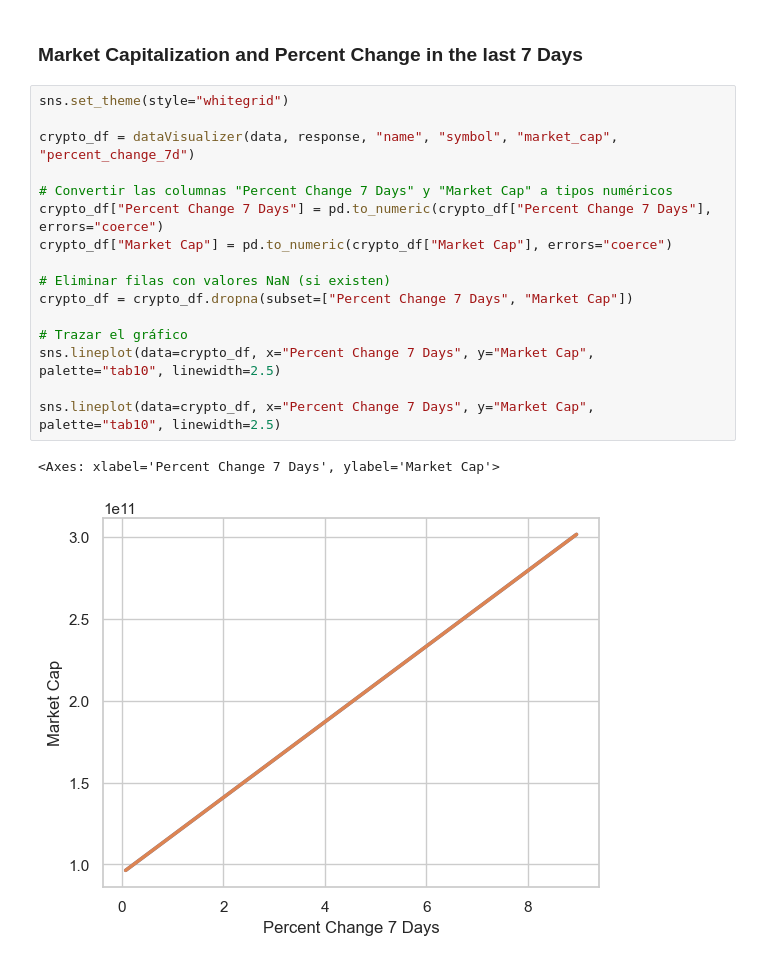
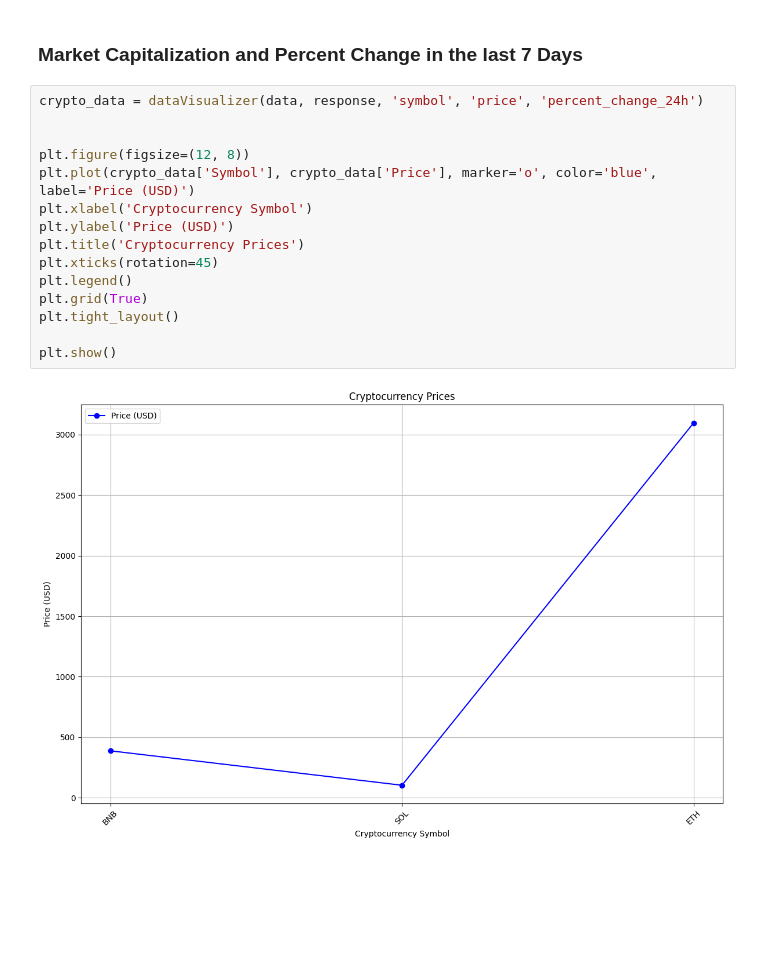
Before and after one commit to xavierpna/CMC_Analizer, a Jupyter notebook: CMC_Analizer/research.ipynb, the cells around one changed output. Saved outputs shown, nothing was run; the diff lists cells and outputs as text; blank space fills up the shorter version.

```diff
--- a/CMC_Analizer/research.ipynb
+++ b/CMC_Analizer/research.ipynb
@@ -135,22 +137,20 @@ Percent Change 24h: 1.1301794
 # %% [markdown]
 ### Market Capitalization and Percent Change in the last 7 Days
-# %%
-sns.set_theme(style="whitegrid")
-
-crypto_df = dataVisualizer(data, response, "name", "symbol", "market_cap", "percent_change_7d")
-
-# Convertir las columnas "Percent Change 7 Days" y "Market Cap" a tipos numéricos
-crypto_df["Percent Change 7 Days"] = pd.to_numeric(crypto_df["Percent Change 7 Days"], errors="coerce")
-crypto_df["Market Cap"] = pd.to_numeric(crypto_df["Market Cap"], errors="coerce")
-
-# Eliminar filas con valores NaN (si existen)
-crypto_df = crypto_df.dropna(subset=["Percent Change 7 Days", "Market Cap"])
-
-# Trazar el gráfico
-sns.lineplot(data=crypto_df, x="Percent Change 7 Days", y="Market Cap", palette="tab10", linewidth=2.5)
-
-sns.lineplot(data=crypto_df, x="Percent Change 7 Days", y="Market Cap", palette="tab10", linewidth=2.5)
-# %% [output]
-<Axes: xlabel='Percent Change 7 Days', ylabel='Market Cap'>
-[figure, removed]
+# %%
+crypto_data = dataVisualizer(data, response, 'symbol', 'price', 'percent_change_24h')
+
+
+plt.figure(figsize=(12, 8))
+plt.plot(crypto_data['Symbol'], crypto_data['Price'], marker='o', color='blue', label='Price (USD)')
+plt.xlabel('Cryptocurrency Symbol')
+plt.ylabel('Price (USD)')
+plt.title('Cryptocurrency Prices')
+plt.xticks(rotation=45)
+plt.legend()
+plt.grid(True)
+plt.tight_layout()
+
+plt.show()
+# %% [output]
+[figure, added]
 # %% [markdown]
```
Also changed, not shown: parts of 5 cells of this notebook, 2 other files.
